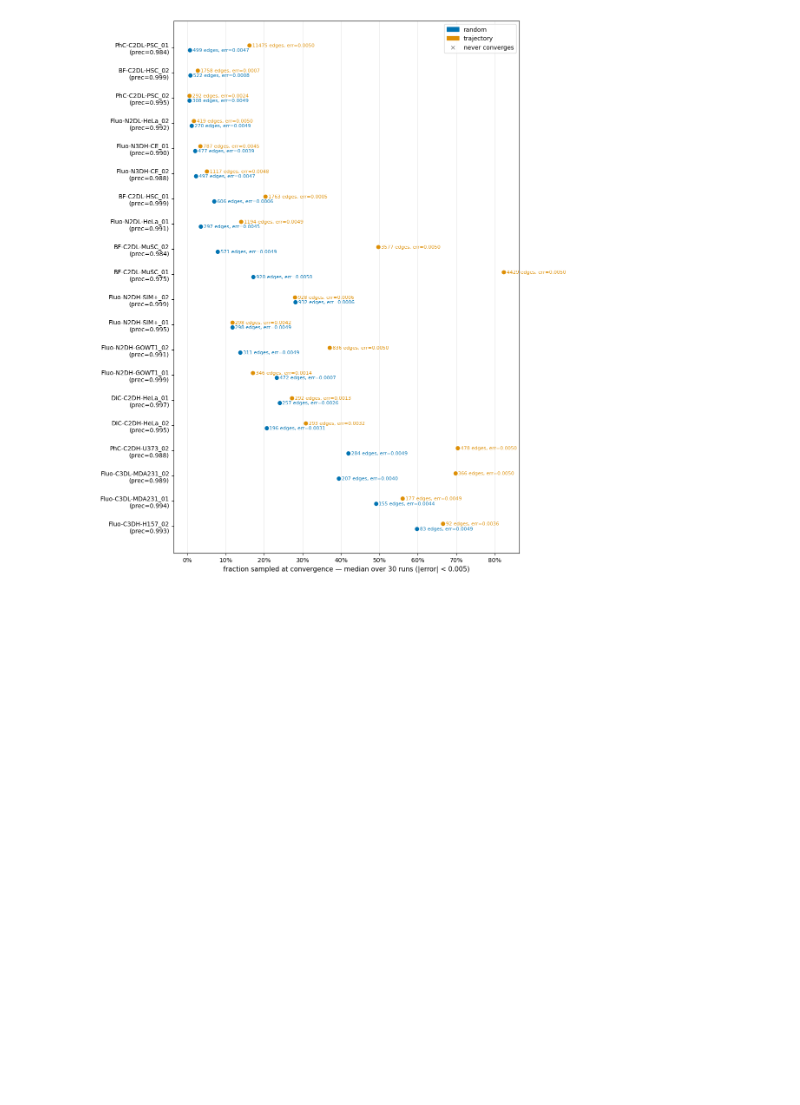
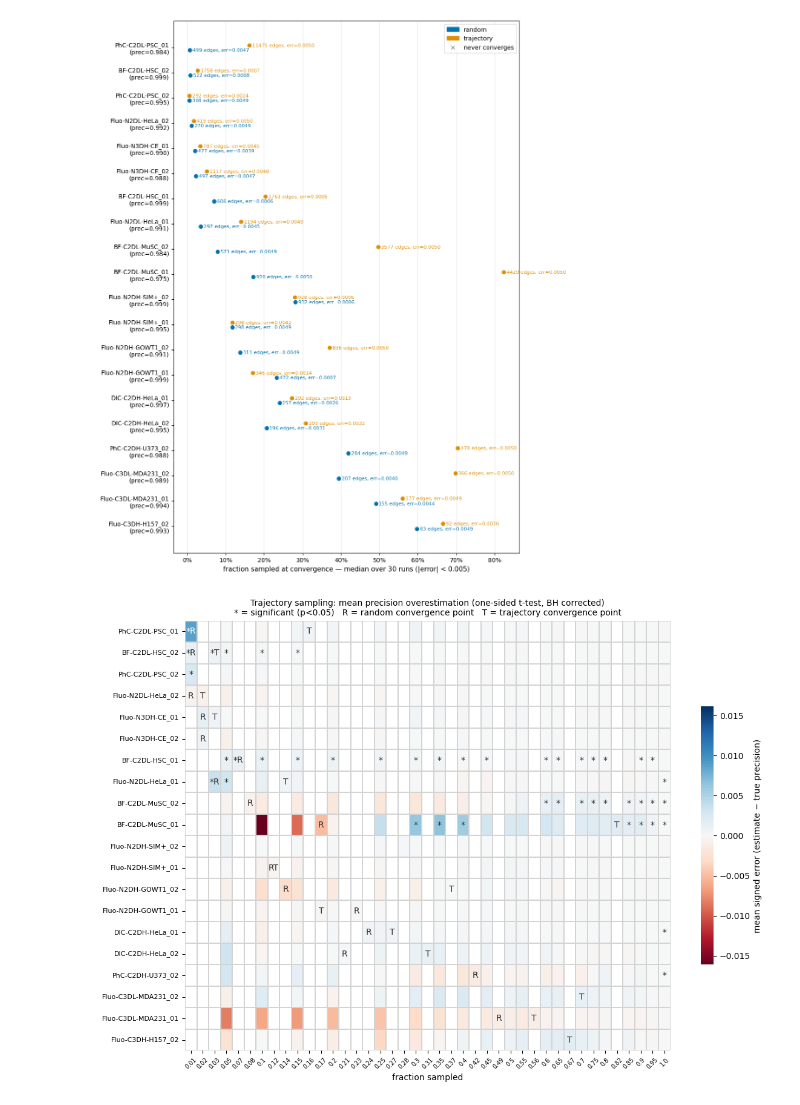
Before and after one commit to DragaDoncila/tracktour-experiments, a Jupyter notebook: figures/explore_random_trajectory_sampling.ipynb, the cells around one changed output. Cells and saved outputs as stored; diff of their text form; code cells hidden in the pictures; blank space fills up the shorter version.

Commit message:
Add more representative curve for precision modelling, start fixing figures for random/trajectory modelling

```diff
--- a/figures/explore_random_trajectory_sampling.ipynb
+++ b/figures/explore_random_trajectory_sampling.ipynb
@@ -279,0 +458,43 @@ plt.show()
+# %%
+# pivot to heatmap: rows=datasets, cols=frac_sampled checkpoints
+error_pivot     = test_df.pivot_table(index='ds_name', columns='frac_sampled', values='mean_error').reindex(col_order)
+sig_pivot       = test_df.pivot_table(index='ds_name', columns='frac_sampled', values='t_sig').reindex(col_order)
+rand_conv_pivot = test_df.pivot_table(index='ds_name', columns='frac_sampled', values='is_random_conv').reindex(col_order)
+traj_conv_pivot = test_df.pivot_table(index='ds_name', columns='frac_sampled', values='is_traj_conv').reindex(col_order)
+
+# build annotation cell by cell to avoid NaN + str issues
+annot = pd.DataFrame('', index=error_pivot.index, columns=error_pivot.columns)
+for ds in annot.index:
+    for frac in annot.columns:
+        label = ''
+        if sig_pivot.loc[ds, frac] == True:
+            label += '*'
+        if rand_conv_pivot.loc[ds, frac] == True:
+            label += 'R'
+        if traj_conv_pivot.loc[ds, frac] == True:
+            label += 'T'
+        annot.loc[ds, frac] = label
+
+vmax = error_pivot.abs().max().max()
+
+fig, ax = plt.subplots(figsize=(11.69, 8.27))  # A4 landscape
+sns.heatmap(
+    error_pivot, ax=ax,
+    cmap='RdBu', center=0, vmin=-vmax, vmax=vmax,
+    annot=annot, fmt='',
+    linewidths=0.3, linecolor='lightgrey',
+    cbar_kws={'label': 'mean signed error (estimate − true precision)', 'shrink': 0.6},
+)
+ax.set_xlabel('fraction sampled', fontsize=10)
+ax.set_ylabel('')
+ax.set_title(
+    f'Trajectory sampling: mean precision overestimation (one-sided t-test, BH corrected)\n'
+    f'* = significant (p<{ALPHA})   R = random convergence point   T = trajectory convergence point',
+    fontsize=10,
+)
+ax.tick_params(axis='x', labelsize=7, rotation=45)
+ax.tick_params(axis='y', labelsize=8)
+plt.tight_layout()
+plt.show()
+# %% [output]
+[figure, added]
```
Also changed, not shown: parts of 4 cells of this notebook, 1 other file.
